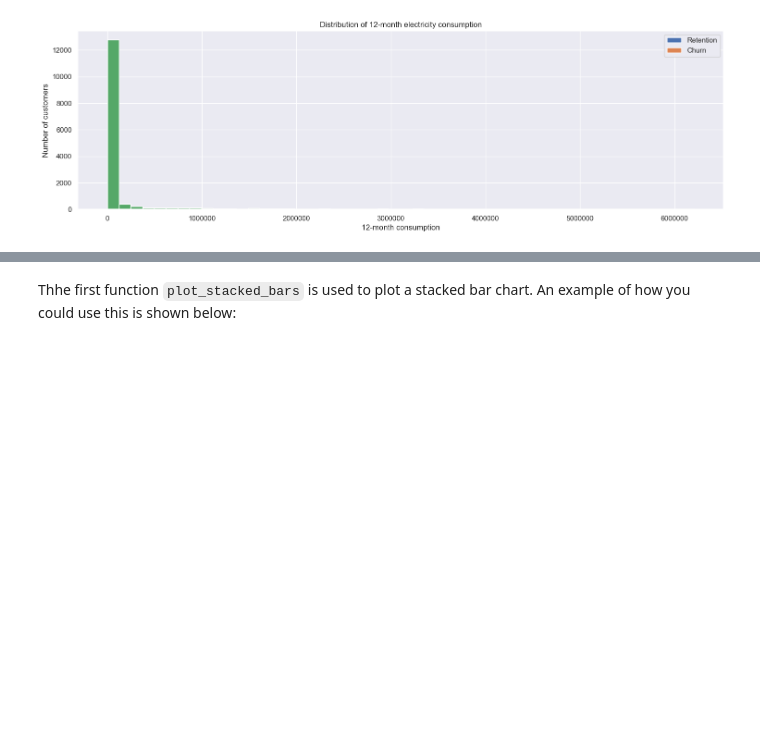
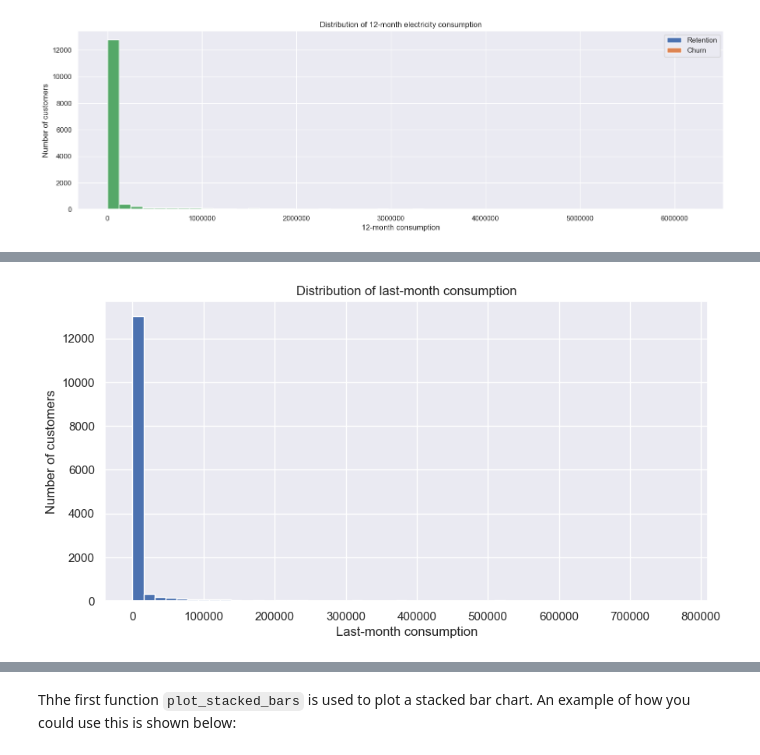
Before and after one commit to simrat28701/bcg-simulation, a Jupyter notebook: Task 2 - eda_starter.ipynb, the cells around one changed output, grey strips where cells are left out. Cells and saved outputs as stored; diff of their text form; code cells hidden in the pictures; blank space fills up the shorter version.

```diff
--- a/Task 2 - eda_starter.ipynb
+++ b/Task 2 - eda_starter.ipynb
@@ -315,3 +352,15 @@ def plot_distribution(dataframe, column, ax, bins_=50):
     ax.set_xlabel(column)
     # Change the x-axis to plain style
     ax.ticklabel_format(style='plain', axis='x')
+# %%
+# Visualize consumption last month. Summary statistics suggest it is strongly right-skewed
+plt.figure(figsize=(10, 5))
+plt.hist(client_df["cons_last_month"], bins=50)
+
+plt.xlabel("Last-month consumption")
+plt.ylabel("Number of customers")
+plt.title("Distribution of last-month consumption")
+
+plt.show()
+# %% [output]
+[figure, added]
```
Also changed, not shown: parts of 8 cells of this notebook.
